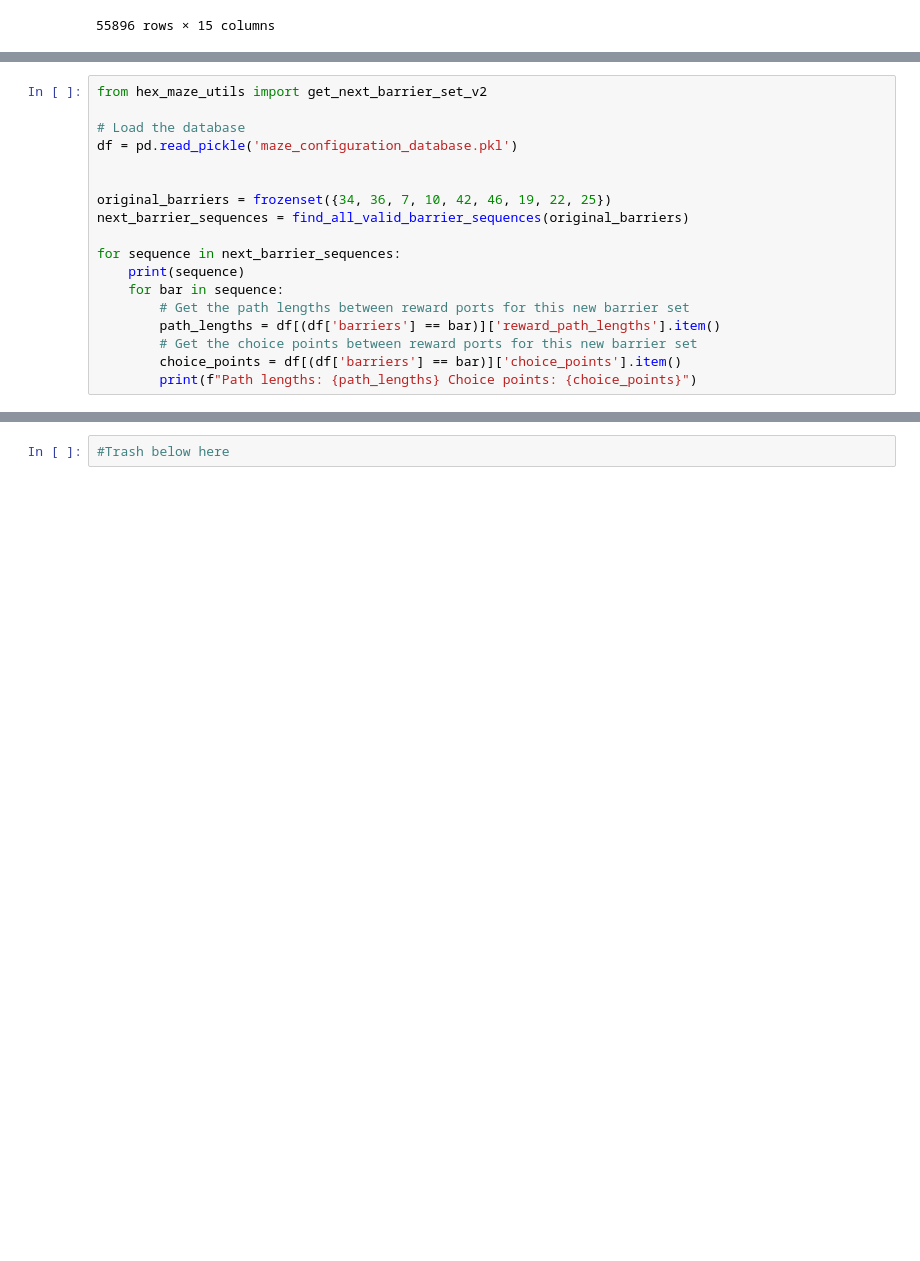
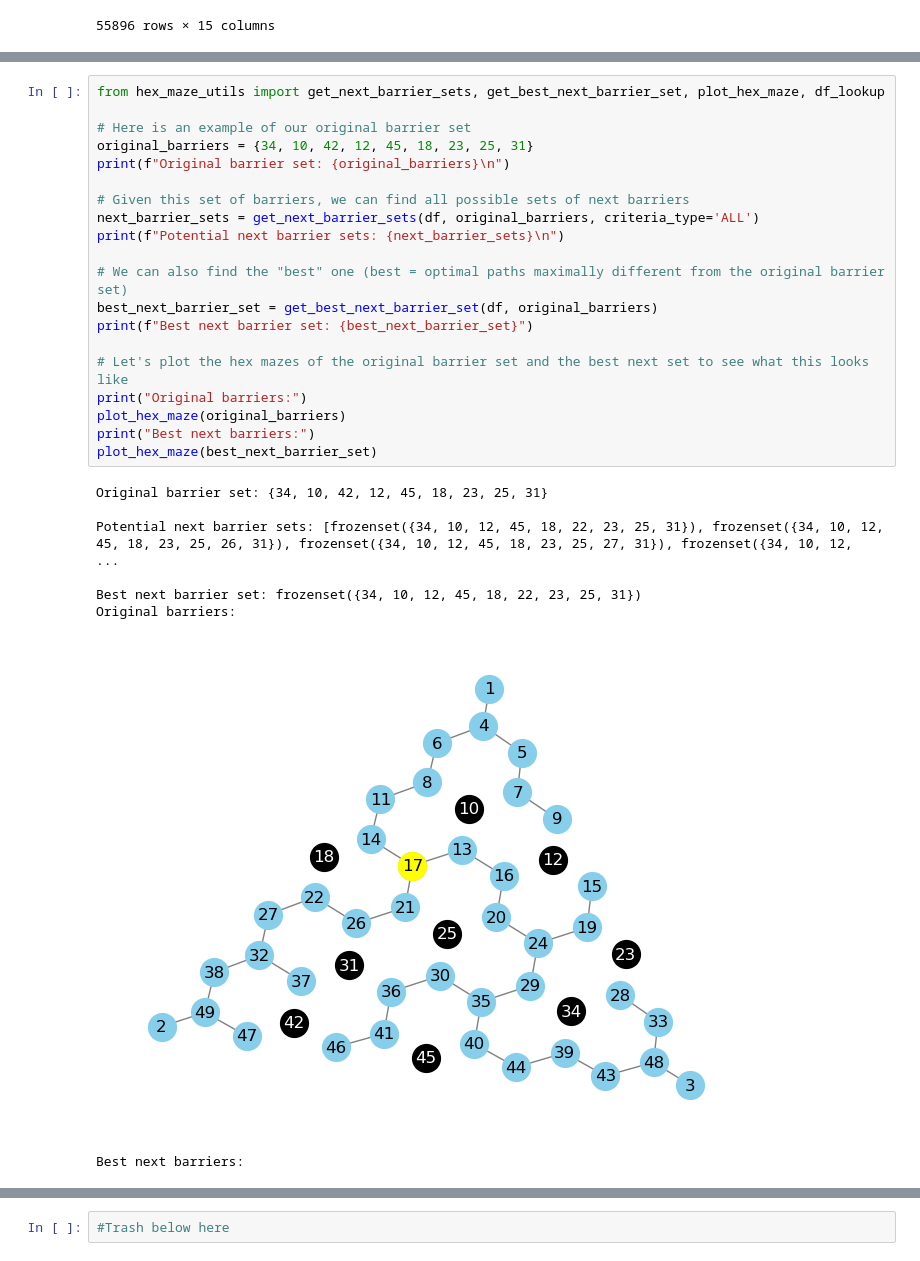
Before and after one commit to calderast/Hex-maze, a Jupyter notebook: generate-maze-sequence.ipynb, the cells around one changed output, grey strips where cells are left out. Cells and saved outputs as stored; diff of their text form; blank space fills up the shorter version.

Commit message:
clean up barrier sequence generation

```diff
--- a/generate-maze-sequence.ipynb
+++ b/generate-maze-sequence.ipynb
@@ -329,18 +26,0 @@ plot_hex_maze({34, 36, 10, 11, 42, 46, 19, 22, 25})
-# %%
-from hex_maze_utils import get_next_barrier_set_v2
-
-# Load the database
-df = pd.read_pickle('maze_configuration_database.pkl')
-
-
-original_barriers = frozenset({34, 36, 7, 10, 42, 46, 19, 22, 25})
-next_barrier_sequences = find_all_valid_barrier_sequences(original_barriers)
-
-for sequence in next_barrier_sequences:
-    print(sequence)
-    for bar in sequence:
-        # Get the path lengths between reward ports for this new barrier set
-        path_lengths = df[(df['barriers'] == bar)]['reward_path_lengths'].item()
-        # Get the choice points between reward ports for this new barrier set
-        choice_points = df[(df['barriers'] == bar)]['choice_points'].item()
-        print(f"Path lengths: {path_lengths} Choice points: {choice_points}")
@@ -383,0 +33,29 @@ Hex diff 12: 4, 13: 4, 23: 0
+# %%
+from hex_maze_utils import get_next_barrier_sets, get_best_next_barrier_set, plot_hex_maze, df_lookup
+
+# Here is an example of our original barrier set
+original_barriers = {34, 10, 42, 12, 45, 18, 23, 25, 31}
+print(f"Original barrier set: {original_barriers}\n")
+
+# Given this set of barriers, we can find all possible sets of next barriers
+next_barrier_sets = get_next_barrier_sets(df, original_barriers, criteria_type='ALL')
+print(f"Potential next barrier sets: {next_barrier_sets}\n")
+
+# We can also find the "best" one (best = optimal paths maximally different from the original barrier set)
+best_next_barrier_set = get_best_next_barrier_set(df, original_barriers)
+print(f"Best next barrier set: {best_next_barrier_set}")
+
+# Let's plot the hex mazes of the original barrier set and the best next set to see what this looks like
+print("Original barriers:")
+plot_hex_maze(original_barriers)
+print("Best next barriers:")
+plot_hex_maze(best_next_barrier_set)
+# %% [output]
+Original barrier set: {34, 10, 42, 12, 45, 18, 23, 25, 31}
+
+Potential next barrier sets: [frozenset({34, 10, 12, 45, 18, 22, 23, 25, 31}), frozenset({34, 10, 12, 45, 18, 23, 25, 26, 31}), frozenset({34, 10, 12, 45, 18, 23, 25, 27, 31}), frozenset({34, 10, 12,  ...
+
+Best next barrier set: frozenset({34, 10, 12, 45, 18, 22, 23, 25, 31})
+Original barriers:
+[figure, added]
+Best next barriers:
```
Also changed, not shown: parts of 24 cells of this notebook, 2 other files.
